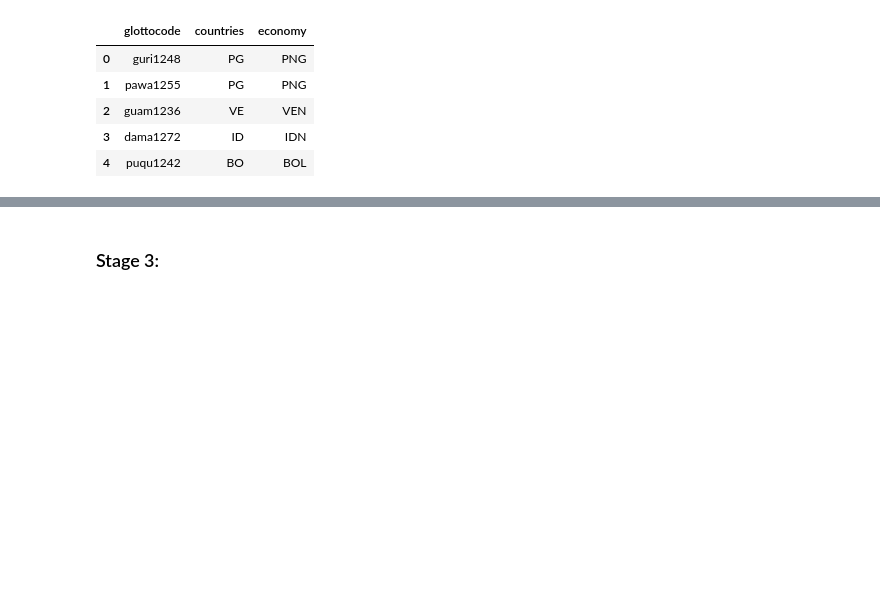
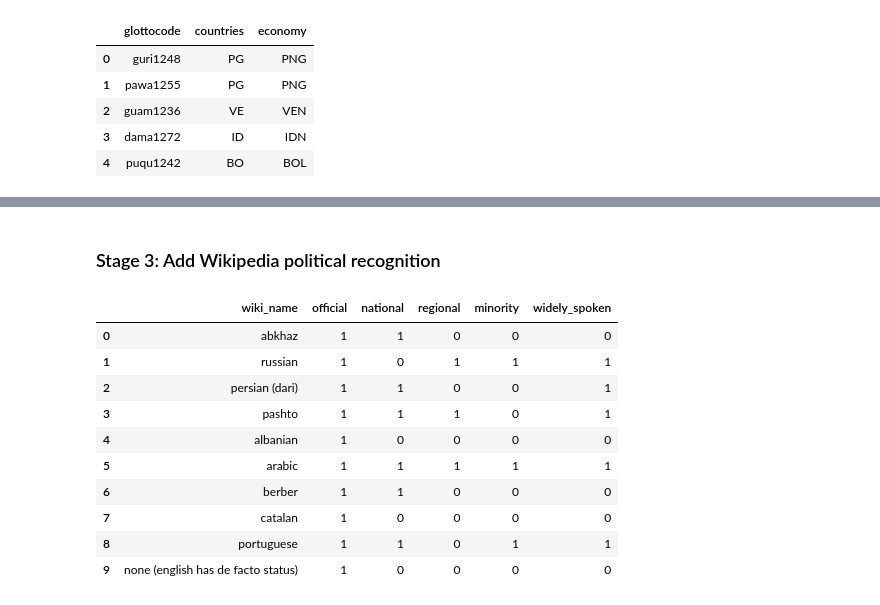
Before and after one commit to jandersen12/Machine-Learning-Endangered-Languages, a Jupyter notebook: Data-Cleaning/data-pipeline.ipynb, the cells around one changed output, grey strips where cells are left out. Drawn from its saved outputs; the diff is of its cells as text; code cells hidden in the pictures; blank space fills up the shorter version.

Commit message:
FIX: full data pipeline implemented

```diff
--- a/Data-Cleaning/data-pipeline.ipynb
+++ b/Data-Cleaning/data-pipeline.ipynb
@@ -680,4 +656,4 @@ master_df = master_df.merge(
     how= 'left'
 )
 # %% [markdown]
-### Stage 3:
+### Stage 3: Add Wikipedia political recognition
@@ -710 +691,37 @@ def build_name_lookup(elcat_df, name_col="Name", alias_col="other_names"):
+# %%
+wiki_cols = {
+    'Official language(s)': 'official',
+    'Regional language(s)': 'regional',
+    'National language(s)': 'national',
+    'Minority language(s)': 'minority',
+    'Widely spoken': 'widely_spoken'
+    }
+
+lang_flags = {} # {normalized_name: {flag: 1, ...}}
+
+for wiki_col, flag_name in wiki_cols.items():
+    if wiki_col not in official_languages.columns:
+        continue
+    for cell in official_languages[wiki_col].dropna():
+        for lang in split_wiki_languages(cell):
+            key = lang.strip().lower()
+            lang_flags.setdefault(key, {})[flag_name] = 1
+
+wiki_lang_df = pd.DataFrame(lang_flags).T.fillna(0).astype(int)
+wiki_lang_df.index.name = 'wiki_name'
+wiki_lang_df.reset_index(inplace=True)
+# %%
+wiki_lang_df.head(10)
+# %% [output]
+|  | wiki_name | official | national | regional | minority | widely_spoken |
+| 0 | abkhaz | 1 | 1 | 0 | 0 | 0 |
+| 1 | russian | 1 | 0 | 1 | 1 | 1 |
+| 2 | persian (dari) | 1 | 1 | 0 | 0 | 1 |
+| 3 | pashto | 1 | 1 | 1 | 0 | 1 |
+| 4 | albanian | 1 | 0 | 0 | 0 | 0 |
+| 5 | arabic | 1 | 1 | 1 | 1 | 1 |
+| 6 | berber | 1 | 1 | 0 | 0 | 0 |
+| 7 | catalan | 1 | 0 | 0 | 0 | 0 |
+| 8 | portuguese | 1 | 1 | 0 | 1 | 1 |
+| 9 | none (english has de facto status) | 1 | 0 | 0 | 0 | 0 |
 # %%
```
Also changed, not shown: parts of 30 cells of this notebook.
